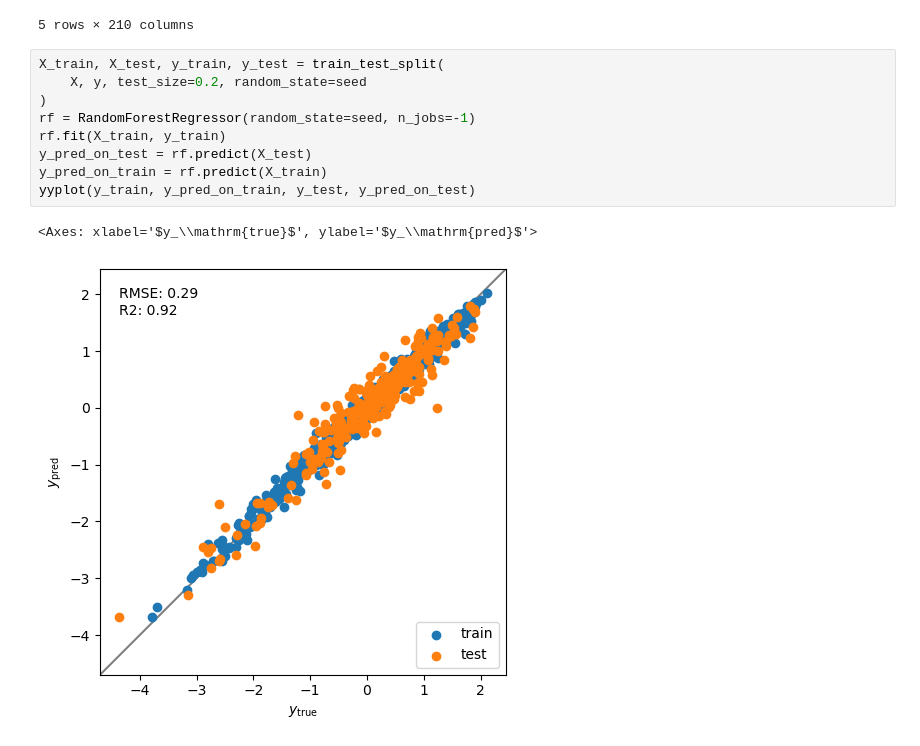
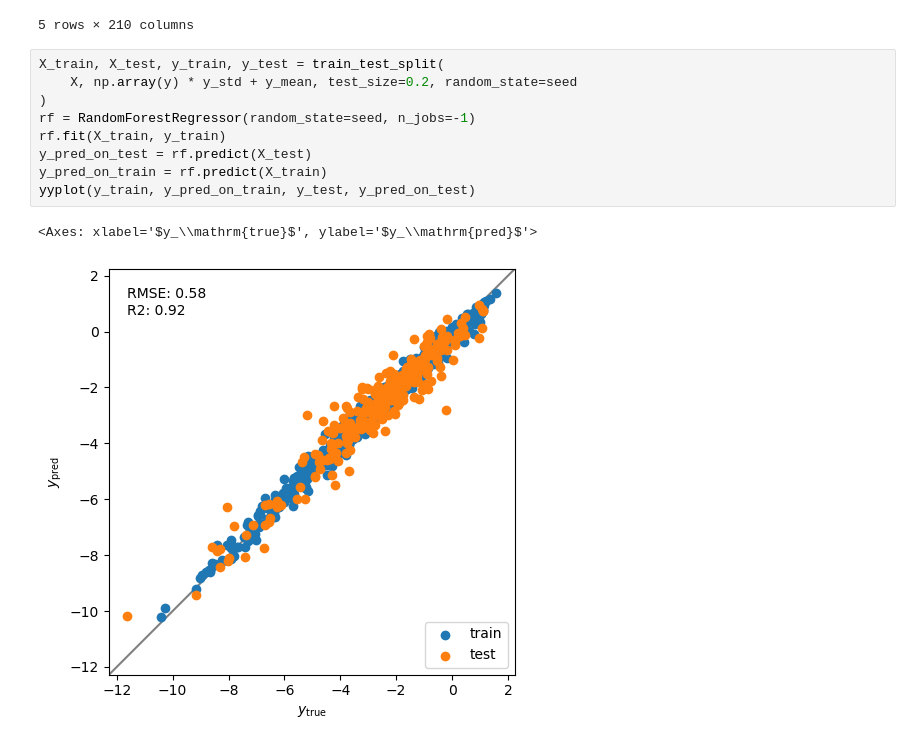
Before and after one commit to yu9824/torch-graph-tutorial, a Jupyter notebook: torch-graph-tutorial.ipynb, the cells around one changed output. Drawn from its saved outputs; the diff is of its cells as text.

```diff
--- a/torch-graph-tutorial.ipynb
+++ b/torch-graph-tutorial.ipynb
@@ -281,13 +289,13 @@ X.head()
 5 rows × 210 columns
 # %%
 X_train, X_test, y_train, y_test = train_test_split(
-    X, y, test_size=0.2, random_state=seed
+    X, np.array(y) * y_std + y_mean, test_size=0.2, random_state=seed
 )
 rf = RandomForestRegressor(random_state=seed, n_jobs=-1)
 rf.fit(X_train, y_train)
 y_pred_on_test = rf.predict(X_test)
 y_pred_on_train = rf.predict(X_train)
 yyplot(y_train, y_pred_on_train, y_test, y_pred_on_test)
 # %% [output]
 <Axes: xlabel='$y_\\mathrm{true}$', ylabel='$y_\\mathrm{pred}$'>
-[figure, old version]
+[figure, new version]
```
Also changed, not shown: parts of 4 cells of this notebook.
